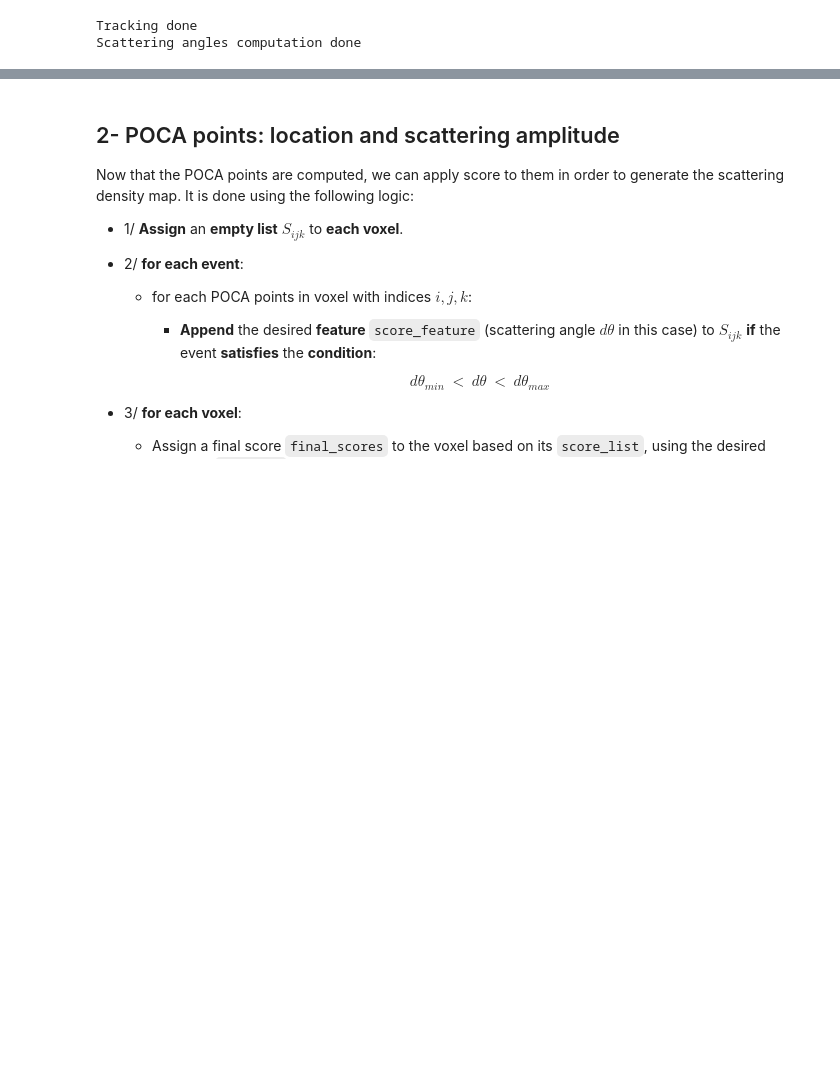
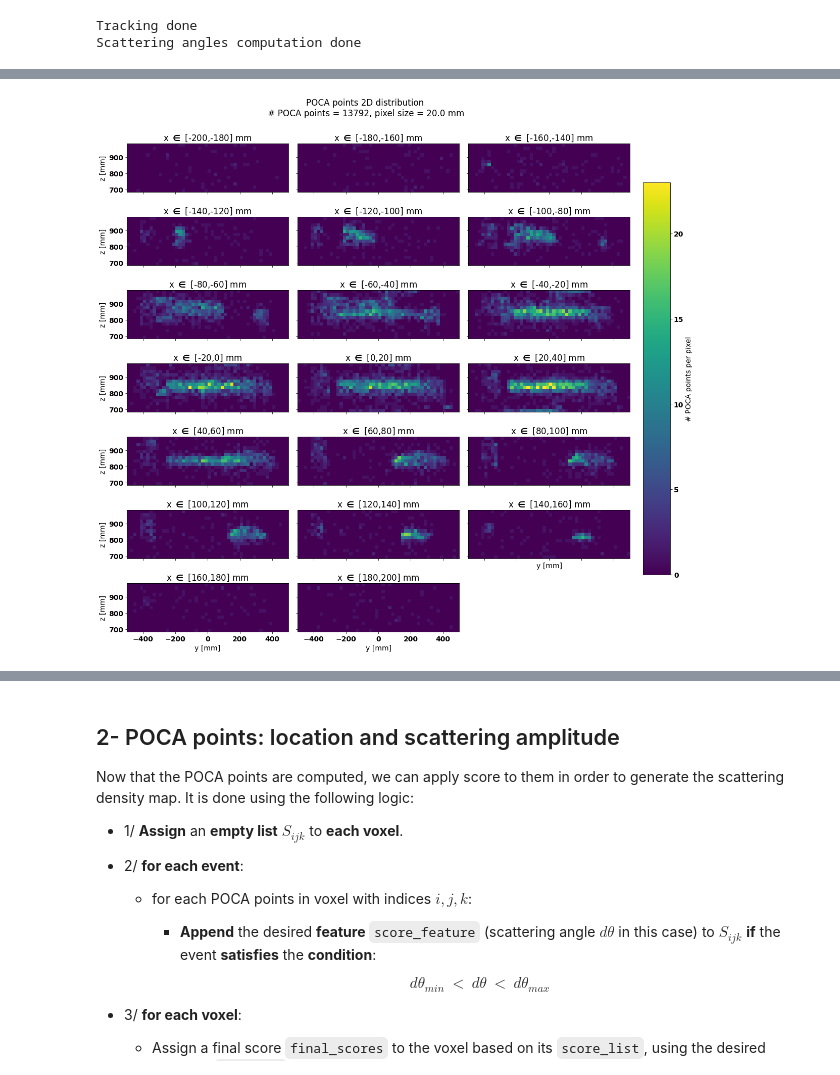
Before and after one commit to MaximeLagrange/Muograph, a Jupyter notebook: tutorials/tuto_2_POCA.ipynb, the cells around one changed output, grey strips where cells are left out. Cells and saved outputs as stored; diff of their text form; code cells hidden in the pictures; blank space fills up the shorter version.

```diff
--- a/tutorials/tuto_2_POCA.ipynb
+++ b/tutorials/tuto_2_POCA.ipynb
@@ -72,0 +86,10 @@ plot_POCA_points_multi_projection(POCA_points = poca.POCA_points,
+# %%
+plot_poca_points_by_voi_slice(poca_points=poca.POCA_points,
+                              VOI=VOI,
+                              dim=0, #dim=2: x axis
+                              ncols=3, # figure with 3 columns
+                              scale_binning=1., # 1 pixel is 1 voxel size
+                              filename=None,
+                              axis_label_all=False,fontsize=14)
+# %% [output]
+[figure, added]
```
Also changed, not shown: parts of 14 cells of this notebook, 4 other files.
